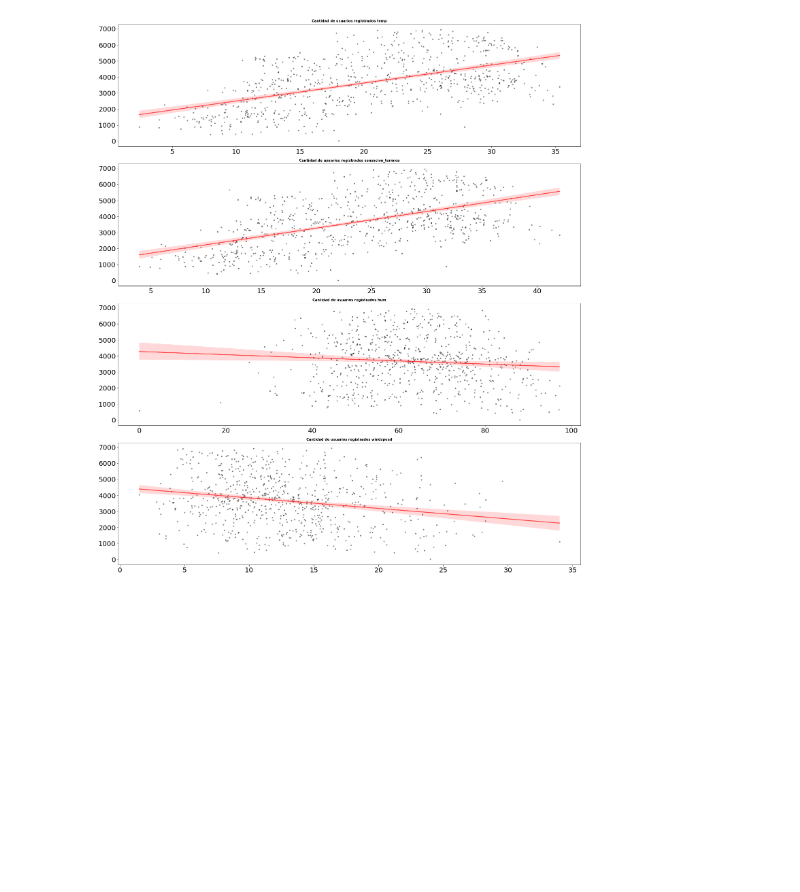
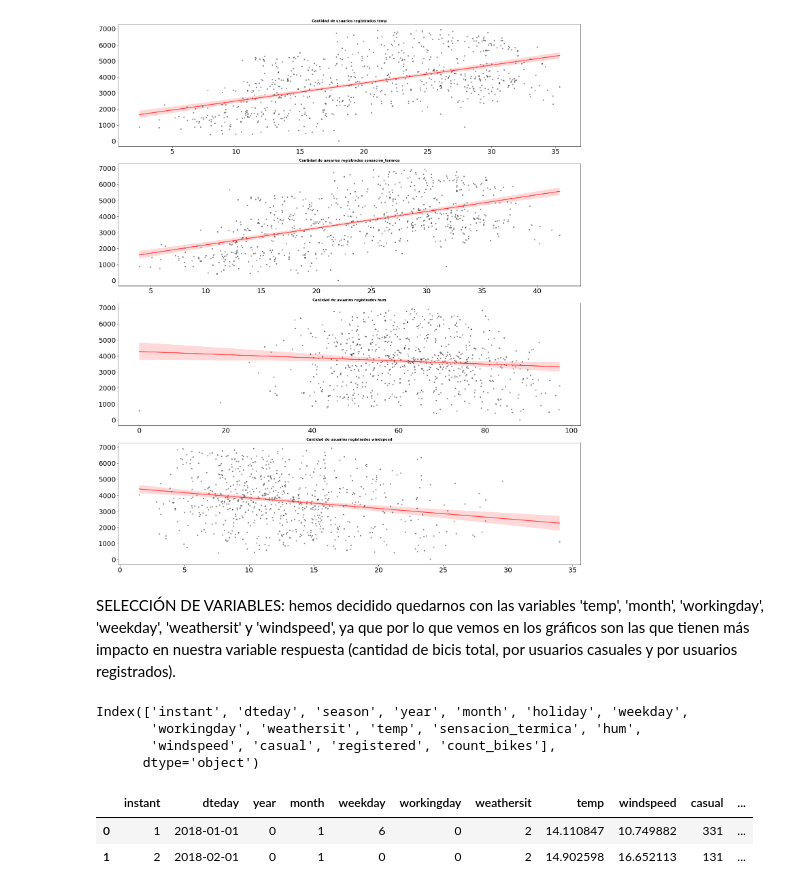
Before and after one commit to chloeiris/DA-Project3-Bike-Rental-ML-Predictive-Models, a Jupyter notebook: EDA_Bike_Sharing.ipynb, the cells around one changed output. Drawn from its saved outputs; the diff is of its cells as text; code cells hidden in the pictures; blank space fills up the shorter version.

```diff
--- a/EDA_Bike_Sharing.ipynb
+++ b/EDA_Bike_Sharing.ipynb
@@ -479,3 +445,22 @@ fig.delaxes(axes[-2])
 fig.delaxes(axes[0]);
 # %% [output]
 [figure]
+# %% [markdown]
+SELECCIÓN DE VARIABLES: hemos decidido quedarnos con las variables 'temp', 'month', 'workingday', 'weekday', 'weathersit' y 'windspeed', ya que por lo que vemos en los gráficos son las que tienen más impacto en nuestra variable respuesta (cantidad de bicis total, por usuarios casuales y por usuarios registrados).
+# %%
+df.columns
+# %% [output]
+Index(['instant', 'dteday', 'season', 'year', 'month', 'holiday', 'weekday',
+       'workingday', 'weathersit', 'temp', 'sensacion_termica', 'hum',
+       'windspeed', 'casual', 'registered', 'count_bikes'],
+      dtype='object')
+# %%
+df = df[['instant', 'dteday', 'year', 'month', 'weekday',
+       'workingday', 'weathersit', 'temp',
+       'windspeed', 'casual', 'registered', 'count_bikes']]
+# %%
+df.head(2)
+# %% [output]
+|  | instant | dteday | year | month | weekday | workingday | weathersit | temp | windspeed | casual | ... |
+| 0 | 1 | 2018-01-01 | 0 | 1 | 6 | 0 | 2 | 14.110847 | 10.749882 | 331 | ... |
+| 1 | 2 | 2018-02-01 | 0 | 1 | 0 | 0 | 2 | 14.902598 | 16.652113 | 131 | ... |
```
Also changed, not shown: parts of 12 cells of this notebook, 2 other files.
